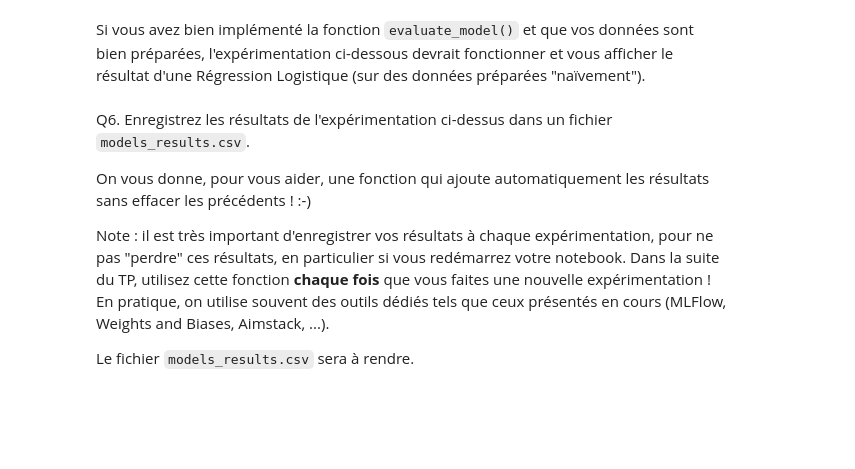
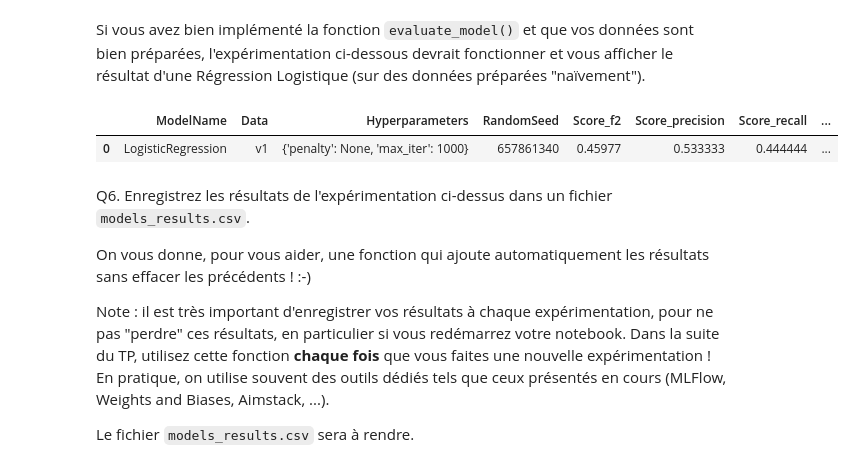
Before and after one commit to MaaatGrv/Machine-Learning-Course, a Jupyter notebook: TP4/tp4.ipynb, the cells around one changed output. Saved outputs shown, nothing was run; the diff lists cells and outputs as text; code cells hidden in the pictures; blank space fills up the shorter version.

```diff
--- a/TP4/tp4.ipynb
+++ b/TP4/tp4.ipynb
@@ -60,0 +59,6 @@ Q1. Chargez le fichier `data_prototyping.csv` dans un *DataFrame* `df`.
+# %%
+# Charger les fichiers CSV en séparant les données par des points-virgules
+df = pd.read_csv('data_prototyping.csv', na_values='?')
+
+# Afficher un aperçu des données
+print(df.head())
@@ -66,0 +93,7 @@ Vous ferez une EDA plus poussée dans l'Exercice 2.
+# %%
+# Identifier les colonnes catégorielles
+categorical_columns = df.select_dtypes(include=['object']).columns
+
+# Afficher les valeurs uniques pour chaque colonne catégorielle
+for col in categorical_columns:
+    print(f"Valeurs uniques pour la colonne {col}: {df[col].unique()}")
@@ -70,0 +127,9 @@ Q3. Séparez vos données en `df_train` + `df_test`. Vous êtes libre de choisir
+# %%
+from sklearn.model_selection import train_test_split
+
+# Séparer les données en jeu d'entraînement et jeu de test (80% entraînement / 20% test)
+df_train, df_test = train_test_split(df, test_size=0.2, stratify=df['class'], random_state=42)
+
+# Vérifier les dimensions des deux DataFrames
+print(f"Dimensions de df_train: {df_train.shape}")
+print(f"Dimensions de df_test: {df_test.shape}")
@@ -146,17 +345,20 @@ Si vous avez bien implémenté la fonction `evaluate_model()` et que vos donnée
 # %%
 from sklearn.linear_model import LogisticRegression
 
-# `'v1'` réfère à la fonction `prepare_data_v1`
+# Entraîner et évaluer le modèle
 results = evaluate_model(
     df_train_v1,
     df_test_v1,
     'v1',
     'LogisticRegression',
     LogisticRegression,
-    {'penalty': None, 'max_iter': 1000},
+    {'penalty': None, 'max_iter': 1000}
 )
 
 results
+# %% [output]
+|  | ModelName | Data | Hyperparameters | RandomSeed | Score_f2 | Score_precision | Score_recall | ... |
+| 0 | LogisticRegression | v1 | {'penalty': None, 'max_iter': 1000} | 657861340 | 0.45977 | 0.533333 | 0.444444 | ... |
 # %% [markdown]
 Q6. Enregistrez les résultats de l'expérimentation ci-dessus dans un fichier `models_results.csv`.
 
```
Also changed, not shown: parts of 62 cells of this notebook, 5 other files.
